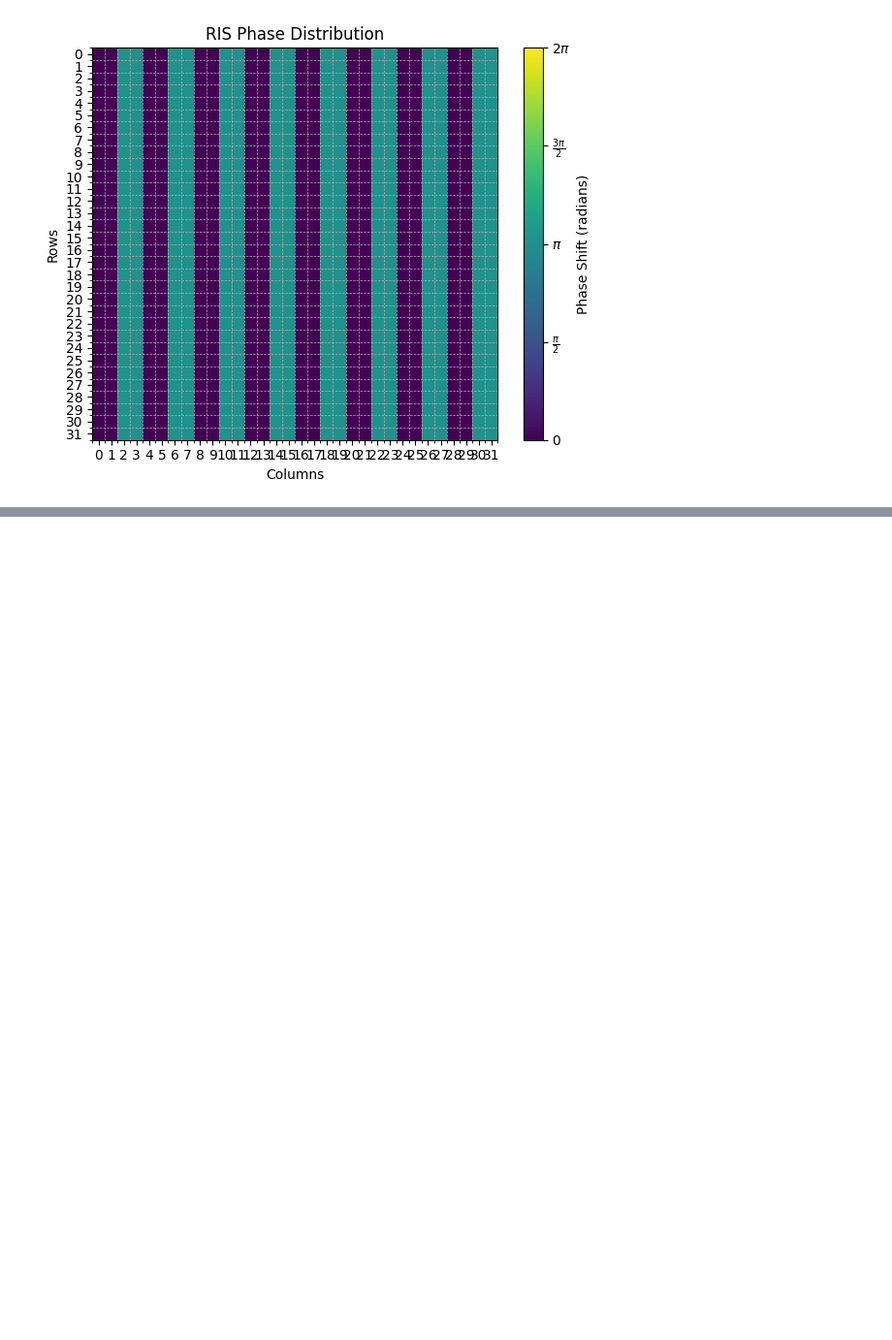
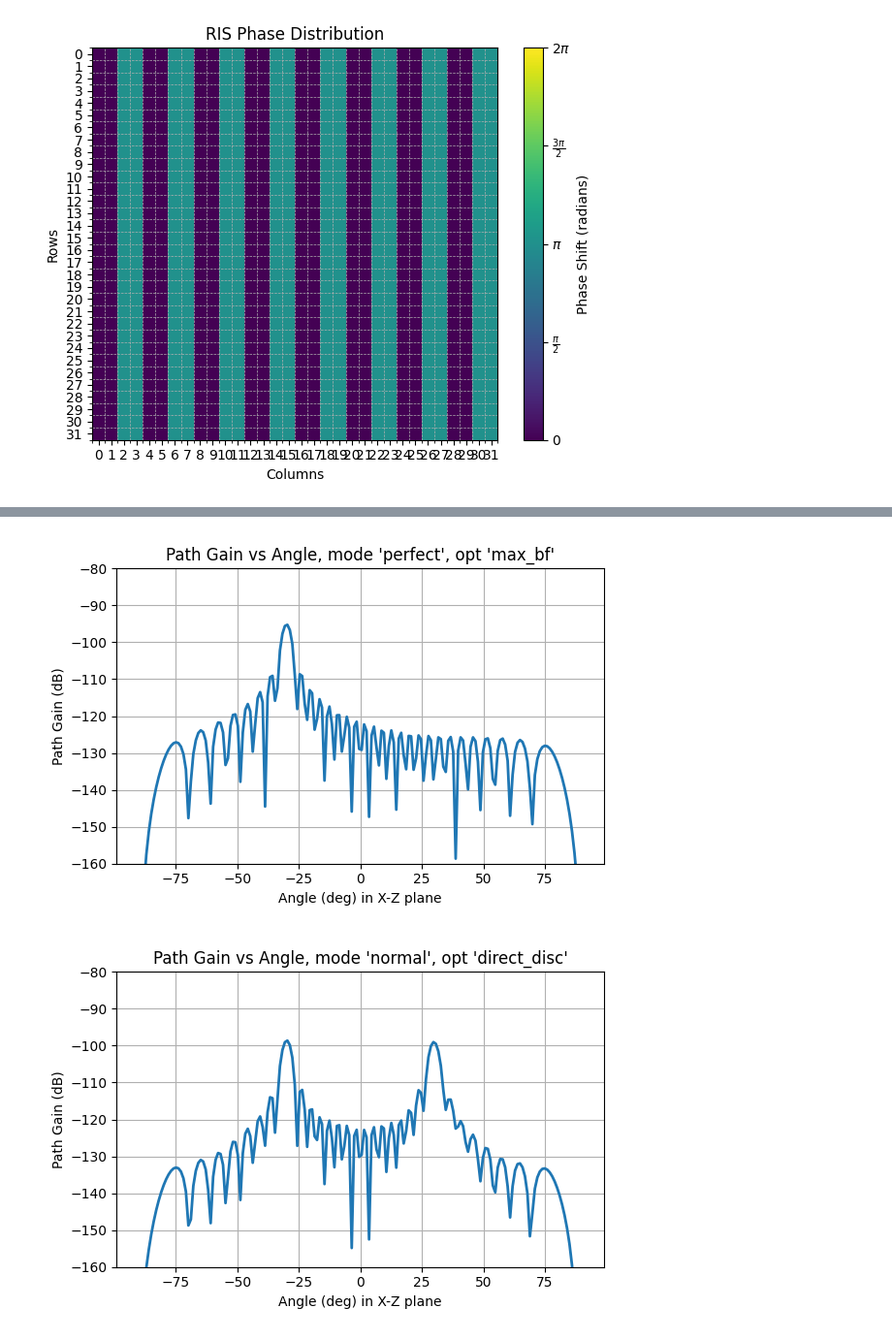
Before and after one commit to debombivandebombo/surpRISe, a Jupyter notebook: test_channel.ipynb, the cells around one changed output, grey strips where cells are left out. Shown at 97% size. Saved outputs shown, nothing was run; the diff lists cells and outputs as text; code cells hidden in the pictures; blank space fills up the shorter version.

```diff
--- a/test_channel.ipynb
+++ b/test_channel.ipynb
@@ -175,0 +140,11 @@ Beamforming normalized at RX location with max bf discretization shifts: 0.487
+# %%
+%matplotlib widget
+
+channel_perf.plot_path_gain_angle(r=11,Nr=180,axis='x',vmin=vmin,vmax=vmax)
+
+channel.plot_path_gain_angle(r=11,Nr=180,axis='x',vmin=vmin,vmax=vmax)
+
+channel_maxbf.plot_path_gain_angle(r=11,Nr=180,axis='x',vmin=vmin,vmax=vmax)
+# %% [output]
+[figure, added]
+[figure, added]
```
Also changed, not shown: parts of 4 cells of this notebook, 3 other files.
